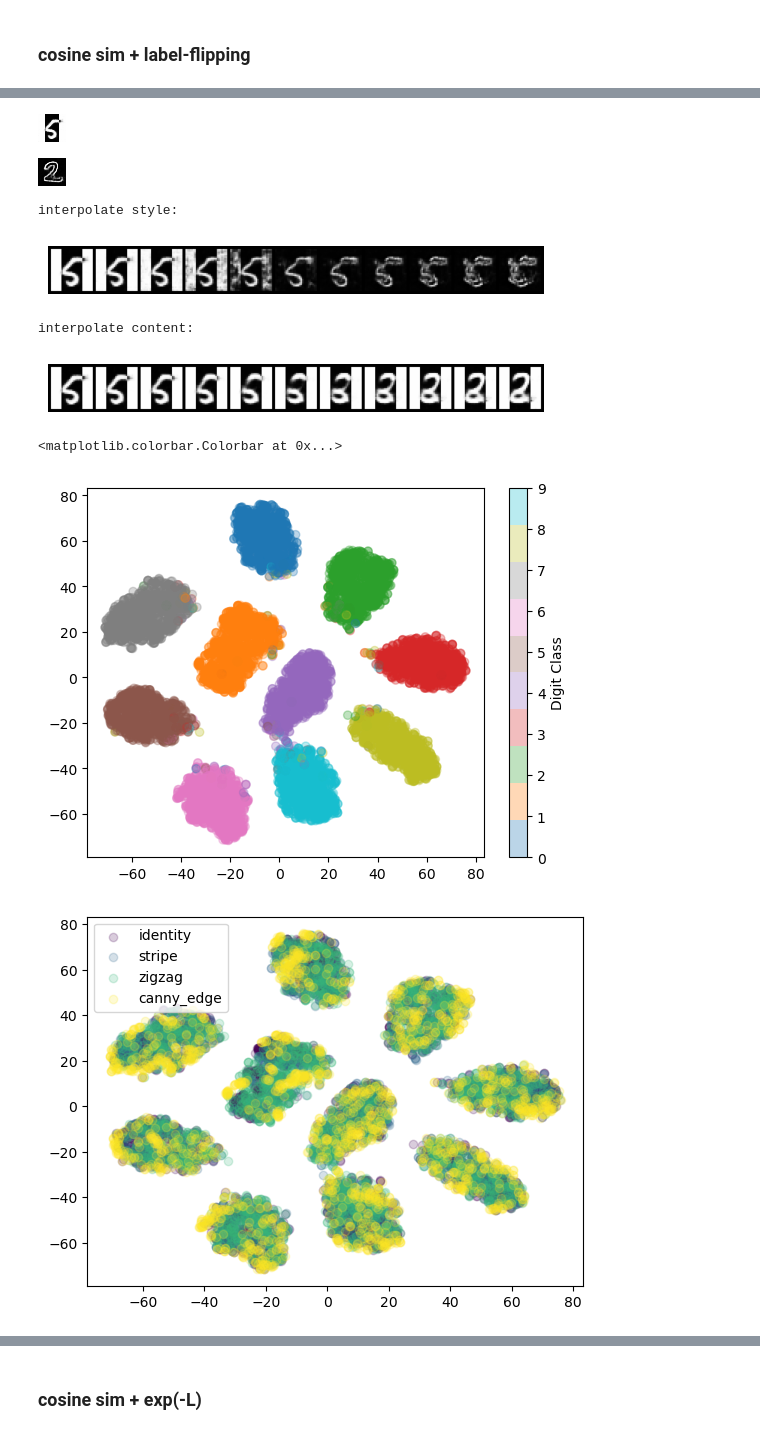
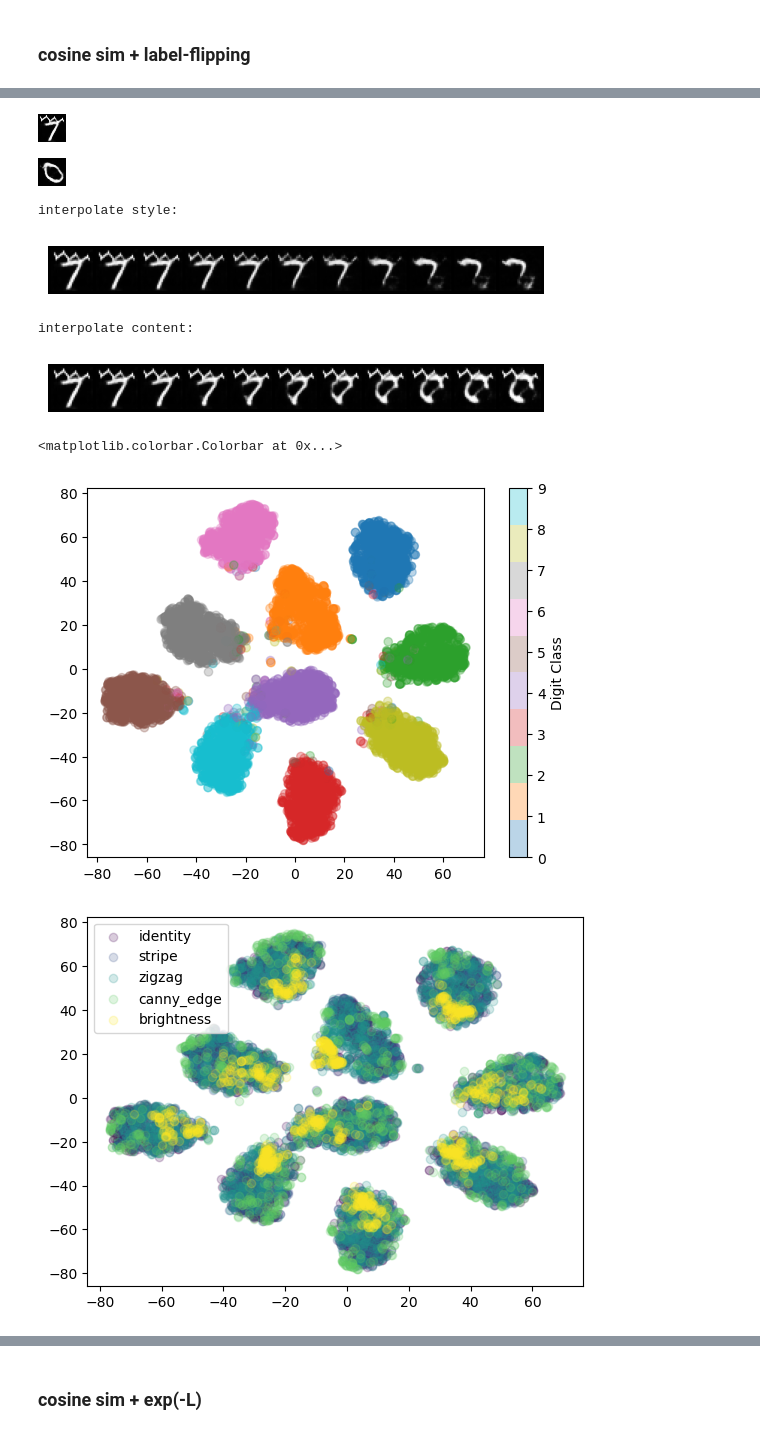
Before and after one commit to scotsun/clear-vae, a Jupyter notebook: contrastive-vae/demo_cdvae.ipynb, the cells around one changed output, grey strips where cells are left out. Saved outputs shown, nothing was run; the diff lists cells and outputs as text; code cells hidden in the pictures.

```diff
--- a/contrastive-vae/demo_cdvae.ipynb
+++ b/contrastive-vae/demo_cdvae.ipynb
@@ -53,7 +53,8 @@ generator = CMNISTGenerator(
         corruptions.identity: 0.3,
         corruptions.stripe: 0.2,
         corruptions.zigzag: 0.3,
-        corruptions.canny_edges: 0.2,
+        corruptions.canny_edges: 0.1,
+        corruptions.brightness: 0.1
     },
 )
 # %%
@@ -83,7 +84,7 @@ plt.show()
 # %%
 Z_DIM = 32
 TEMP = 0.1
-ALPHA = [100, 100]
+ALPHA = [50, 50]
 LABEL_FLIPPING = True
 # %%
 vae = VAE(total_z_dim=Z_DIM).to(device)
@@ -94,7 +95,7 @@ trainer = CDVAETrainer(
     vae,
     optimizer,
     sim_fn="cosine",
-    hyperparameter={"temperature": TEMP,
+    hyperparameter={"temperature": TEMP, "beta": 0.5, "loc": 5e3, "scale": 1e3,
                     "alpha": ALPHA, "label_flipping": LABEL_FLIPPING},
     verbose_period=5,
     device=device,
@@ -153,12 +154,12 @@ interpolate content:
 # %%
 display_util(1, 31, z, vae, int(Z_DIM / 2))
 # %% [output]
-[figure, old version]
+[figure, new version]
-[figure, old version]
+[figure, new version]
 interpolate style:
-[figure, old version]
+[figure, new version]
 interpolate content:
-[figure, old version]
+[figure, new version]
 # %%
 from tqdm import tqdm
 
@@ -194,22 +195,22 @@ plt.scatter(mu_cs_tsne[:, 0], mu_cs_tsne[:, 1], alpha=0.3,
 plt.colorbar(label='Digit Class')
 # %% [output]
 <matplotlib.colorbar.Colorbar at 0x...>
-[figure, old version]
+[figure, new version]
 # %%
-style_labels = ['identity', 'stripe', 'zigzag', 'canny_edge']
+style_labels = ['identity', 'stripe', 'zigzag', 'canny_edge', 'brightness']
 
 cmap = plt.get_cmap('viridis')
-colors = [cmap(i) for i in np.linspace(0, 1, 4)]
+colors = [cmap(i) for i in np.linspace(0, 1, len(style_labels))]
 
 fig, ax = plt.subplots()
 for g in range(len(style_labels)):
     i = np.where(styles == g)[0]
     ax.scatter(mu_cs_tsne[i,0], mu_cs_tsne[i,1], alpha=0.2,
                c=colors[g], label=style_labels[g])
 ax.legend()
 plt.show()
 # %% [output]
-[figure, old version]
+[figure, new version]
 # %%
 tsne = TSNE(n_components=2, perplexity=30, learning_rate=200, init='pca')
 mu_ss_tsne = tsne.fit_transform(mu_ss.cpu().numpy())
```
Also changed, not shown: parts of 28 cells of this notebook, 3 other files.
